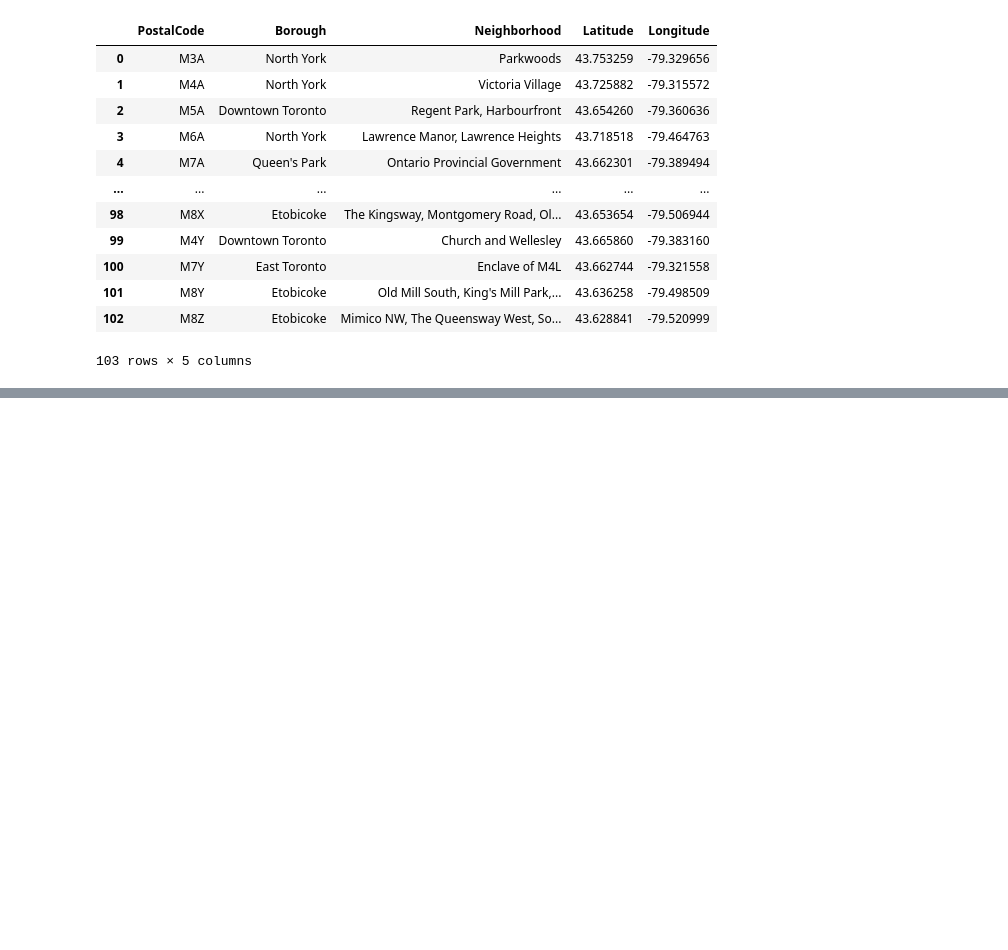
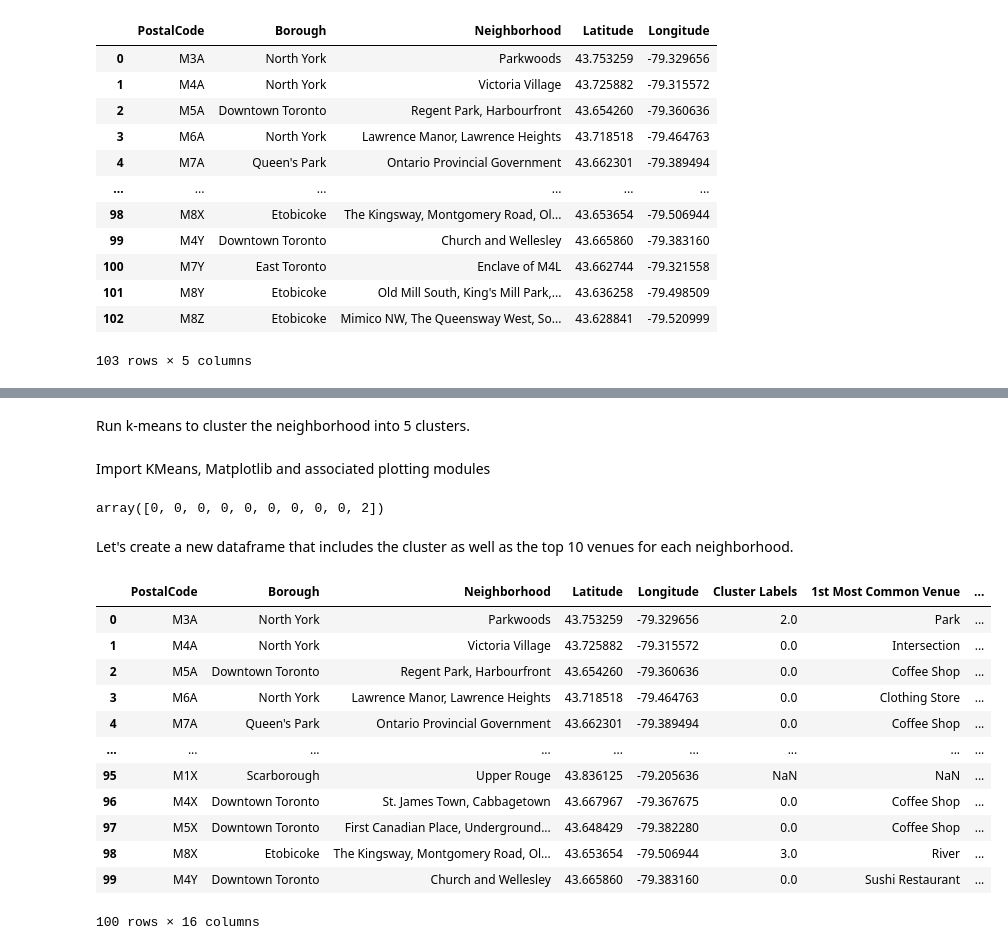
Before and after one commit to vkampura/capstone, a Jupyter notebook: Segmenting and Clustering Neighborhoods in Toronto.ipynb, the cells around one changed output, grey strips where cells are left out. Drawn from its saved outputs; the diff is of its cells as text; code cells hidden in the pictures; blank space fills up the shorter version.

```diff
--- a/Segmenting and Clustering Neighborhoods in Toronto.ipynb
+++ b/Segmenting and Clustering Neighborhoods in Toronto.ipynb
@@ -80,0 +280,3 @@ df
+# %%
+toronto_grouped = toronto_onehot.groupby('Neighborhood').mean().reset_index()
+toronto_grouped
@@ -80,0 +311,21 @@ df
+# %%
+num_top_venues = 10
+
+indicators = ['st', 'nd', 'rd']
+
+# create columns according to number of top venues
+columns = ['Neighborhood']
+for ind in np.arange(num_top_venues):
+    try:
+        columns.append('{}{} Most Common Venue'.format(ind+1, indicators[ind]))
+    except:
+        columns.append('{}th Most Common Venue'.format(ind+1))
+
+# create a new dataframe
+neighborhoods_venues_sorted = pd.DataFrame(columns=columns)
+neighborhoods_venues_sorted['Neighborhood'] = toronto_grouped['Neighborhood']
+
+for ind in np.arange(toronto_grouped.shape[0]):
+    neighborhoods_venues_sorted.iloc[ind, 1:] = return_most_common_venues(toronto_grouped.iloc[ind, :], num_top_venues)
+
+neighborhoods_venues_sorted.head()
@@ -80,0 +339,4 @@ df
+# %% [markdown]
+Run k-means to cluster the neighborhood into 5 clusters.
+# %% [markdown]
+Import KMeans, Matplotlib and associated plotting modules
@@ -80,0 +349,39 @@ df
+# %%
+# set number of clusters
+kclusters = 5
+
+toronto_grouped_clustering = toronto_grouped.drop('Neighborhood', 1)
+
+# run k-means clustering
+kmeans = KMeans(n_clusters=kclusters, random_state=0).fit(toronto_grouped_clustering)
+
+# check cluster labels generated for each row in the dataframe
+kmeans.labels_[0:10]
+# %% [output]
+array([0, 0, 0, 0, 0, 0, 0, 0, 0, 2])
+# %% [markdown]
+Let's create a new dataframe that includes the cluster as well as the top 10 venues for each neighborhood.
+# %%
+# add clustering labels
+neighborhoods_venues_sorted.insert(0, 'Cluster Labels', kmeans.labels_)
+
+toronto_merged = df
+
+# merge manhattan_grouped with manhattan_data to add latitude/longitude for each neighborhood
+toronto_merged = toronto_merged.join(neighborhoods_venues_sorted.set_index('Neighborhood'), on='Neighborhood')
+
+toronto_merged.head(100) # check the last columns!
+# %% [output]
+|  | PostalCode | Borough | Neighborhood | Latitude | Longitude | Cluster Labels | 1st Most Common Venue | ... |
+| 0 | M3A | North York | Parkwoods | 43.753259 | -79.329656 | 2.0 | Park | ... |
+| 1 | M4A | North York | Victoria Village | 43.725882 | -79.315572 | 0.0 | Intersection | ... |
+| 2 | M5A | Downtown Toronto | Regent Park, Harbourfront | 43.654260 | -79.360636 | 0.0 | Coffee Shop | ... |
+| 3 | M6A | North York | Lawrence Manor, Lawrence Heights | 43.718518 | -79.464763 | 0.0 | Clothing Store | ... |
+| 4 | M7A | Queen's Park | Ontario Provincial Government | 43.662301 | -79.389494 | 0.0 | Coffee Shop | ... |
+| ... | ... | ... | ... | ... | ... | ... | ... | ... |
+| 95 | M1X | Scarborough | Upper Rouge | 43.836125 | -79.205636 | NaN | NaN | ... |
+| 96 | M4X | Downtown Toronto | St. James Town, Cabbagetown | 43.667967 | -79.367675 | 0.0 | Coffee Shop | ... |
+| 97 | M5X | Downtown Toronto | First Canadian Place, Underground... | 43.648429 | -79.382280 | 0.0 | Coffee Shop | ... |
+| 98 | M8X | Etobicoke | The Kingsway, Montgomery Road, Ol... | 43.653654 | -79.506944 | 3.0 | River | ... |
+| 99 | M4Y | Downtown Toronto | Church and Wellesley | 43.665860 | -79.383160 | 0.0 | Sushi Restaurant | ... |
+100 rows × 16 columns
```
Also changed, not shown: parts of 28 cells of this notebook.
